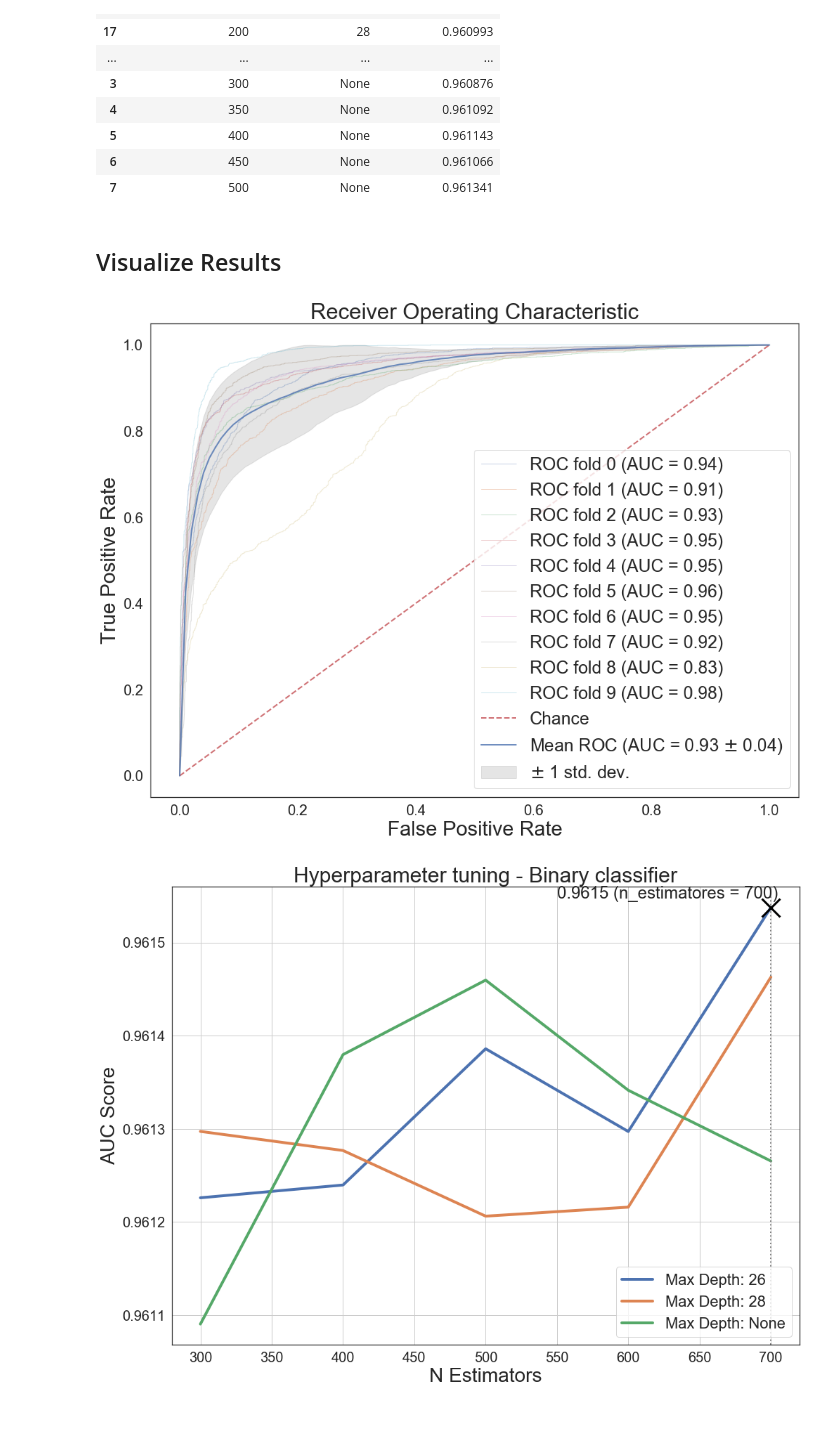
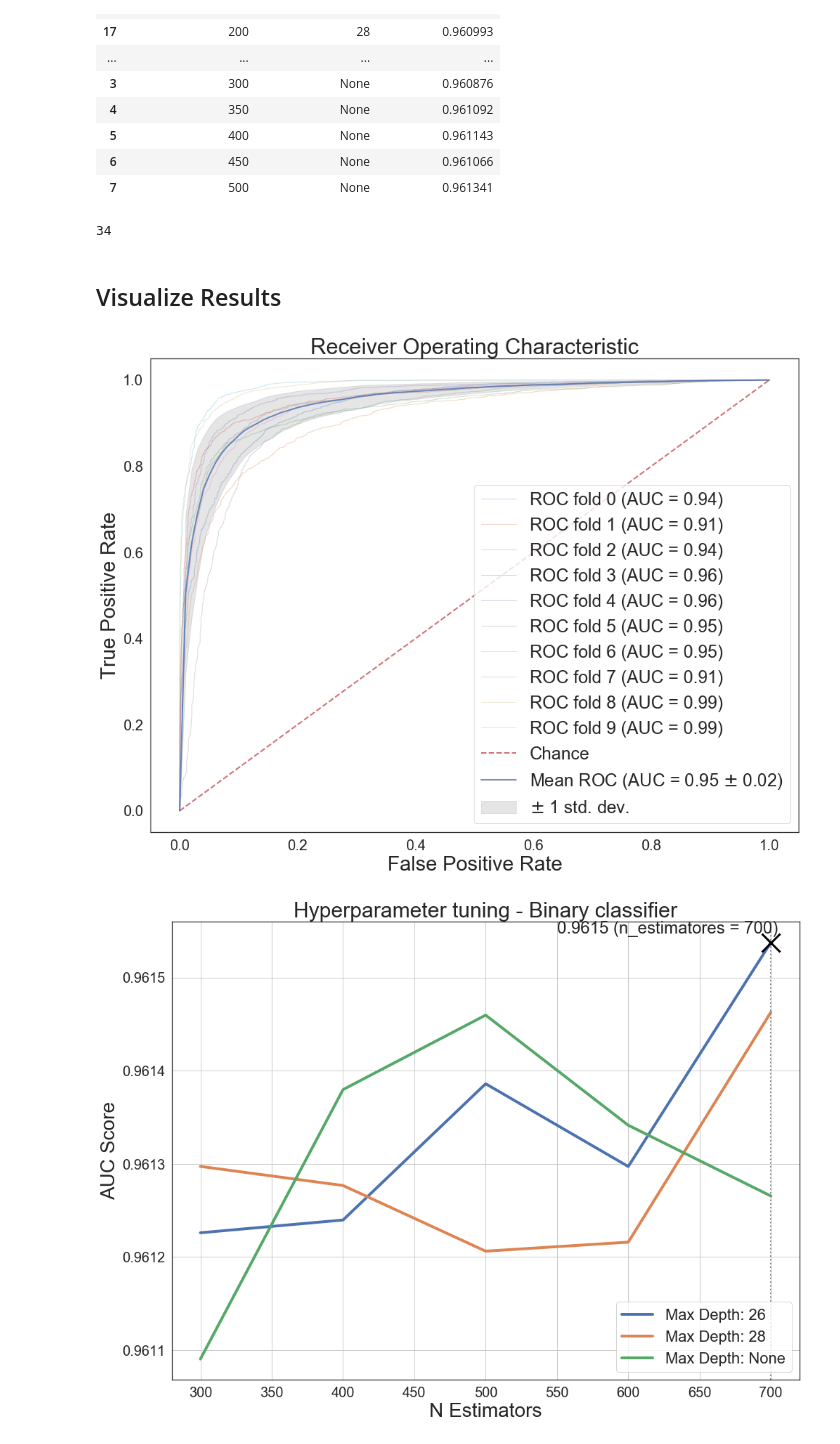
Before and after one commit to dippi8/SocialBotIdentification, a Jupyter notebook: Code/nuovi notebooks/15-bot_or_not.ipynb, the cells around one changed output. Saved outputs shown, nothing was run; the diff lists cells and outputs as text; code cells hidden in the pictures.

```diff
--- a/Code/nuovi notebooks/15-bot_or_not.ipynb
+++ b/Code/nuovi notebooks/15-bot_or_not.ipynb
@@ -54,4 +54,4 @@ def merge_dataframes(category):
 
     return df_final
 # %%
-df4 = pd.read_csv('../classification/data/bon/humans/users.csv', encoding="utf-8-sig", engine="python")
+df4 = pd.read_csv('data/bon/humans/users.csv', encoding="utf-8-sig", engine="python")
@@ -59,7 +61,6 @@ df4 = pd.read_csv('../classification/data/bon/humans/users.csv', encoding="utf-8
 index = []
 for i, r in df4.iterrows():
     try:
-        int(r.id)
+        int(r.user_id)
+    except:
         index.append(i)
-    except:
-        pass
@@ -209,6 +176,8 @@ full['user_id'] = (full['user_id'].notnull()).astype(int)
 full.to_csv('data/bon/full_preproc_train.csv', index=False)
 # %% [markdown]
 # riparti da qui per evitare preprocessing
+# %%
+full = pd.read_csv('data/bon/bon_train.csv')
 # %%
 len(full)
 # %% [output]
@@ -472,6 +441,12 @@ results.sort_values(by=['param_max_depth'])[['param_n_estimators', 'param_max_de
 | 5 | 400 | None | 0.961143 |
 | 6 | 450 | None | 0.961066 |
 | 7 | 500 | None | 0.961341 |
+# %%
+X.drop(columns=['age'], inplace=True)
+# %%
+len(X.columns)
+# %% [output]
+34
 # %% [markdown]
 ## Visualize Results
 # %%
@@ -485,7 +460,7 @@ from sklearn.model_selection import StratifiedKFold
 
 # Run classifier with cross-validation and plot ROC curves
 cv = StratifiedKFold(n_splits=10)
-classifier = RandomForestClassifier(n_estimators=700, criterion='entropy', max_depth=26)
+classifier = RandomForestClassifier(n_estimators=600, criterion='entropy', max_depth=26)
 
 tprs = []
 aucs = []
@@ -507,34 +482,34 @@ for train, test in cv.split(X, y):
 
     i += 1
 plt.plot([0, 1], [0, 1], linestyle='--', lw=2, color='r',
          label='Chance', alpha=.8)
 
 mean_tpr = np.mean(tprs, axis=0)
 mean_tpr[-1] = 1.0
 mean_auc = auc(mean_fpr, mean_tpr)
 std_auc = np.std(aucs)
 plt.plot(mean_fpr, mean_tpr, color='b',
          label=r'Mean ROC (AUC = %0.2f $\pm$ %0.2f)' % (mean_auc, std_auc),
          lw=2, alpha=.8)
 
 std_tpr = np.std(tprs, axis=0)
 tprs_upper = np.minimum(mean_tpr + std_tpr, 1)
 tprs_lower = np.maximum(mean_tpr - std_tpr, 0)
 plt.fill_between(mean_fpr, tprs_lower, tprs_upper, color='grey', alpha=.2,
                  label=r'$\pm$ 1 std. dev.')
 
 plt.xlim([-0.05, 1.05])
 plt.ylim([-0.05, 1.05])
 plt.yticks(fontsize=20)
 plt.xticks(fontsize=20)
 plt.xlabel('False Positive Rate', fontsize=28)
 plt.ylabel('True Positive Rate', fontsize=28)
 plt.title('Receiver Operating Characteristic', fontsize=30)
 plt.legend(loc="lower right", fontsize=24)
 plt.savefig('data/bot_or_not/refill_auc.png')
 plt.show()
 # %% [output]
-[figure, old version]
+[figure, new version]
 # %%
 def plot_grid_search(cv_results, grid_param_1, grid_param_2, name_param_1, name_param_2, title, filename):
     # Get Test Scores Mean and std for each grid search
```
Also changed, not shown: parts of 44 cells of this notebook, 3 other files.
